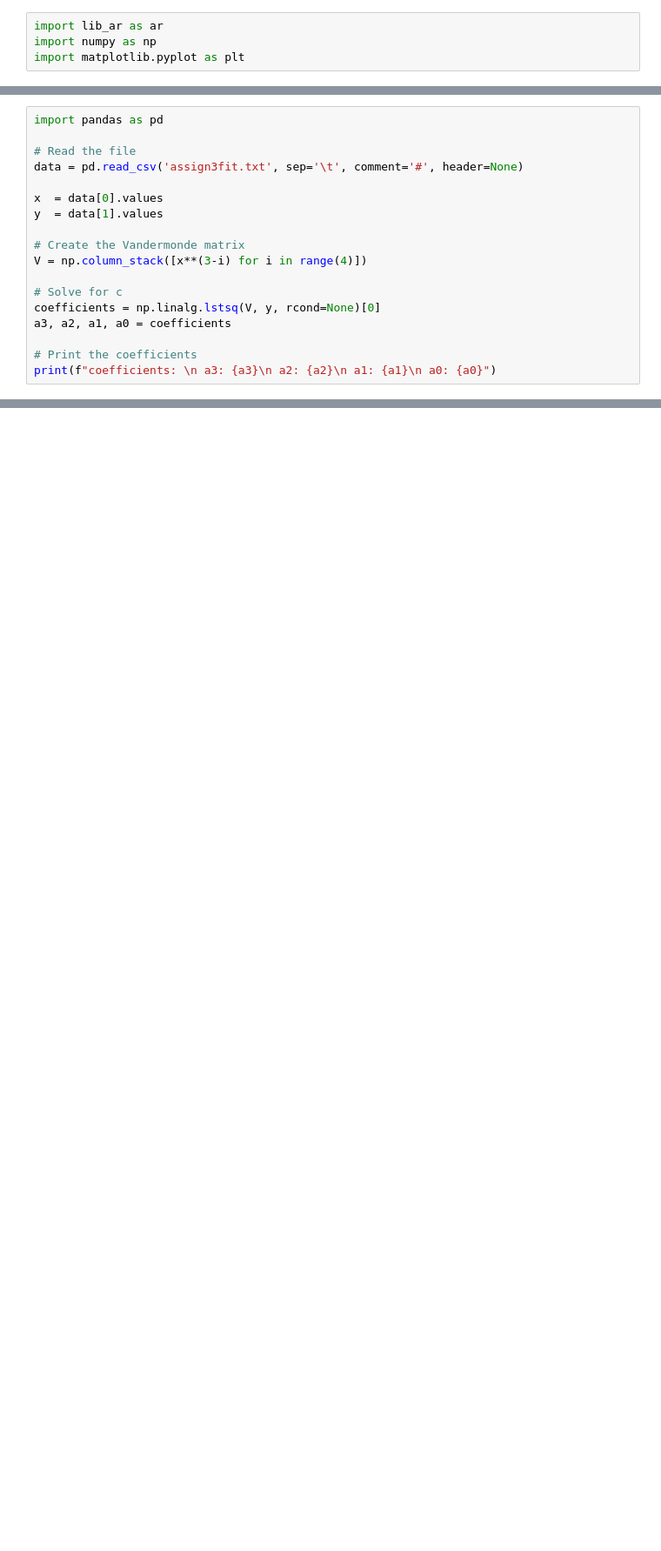
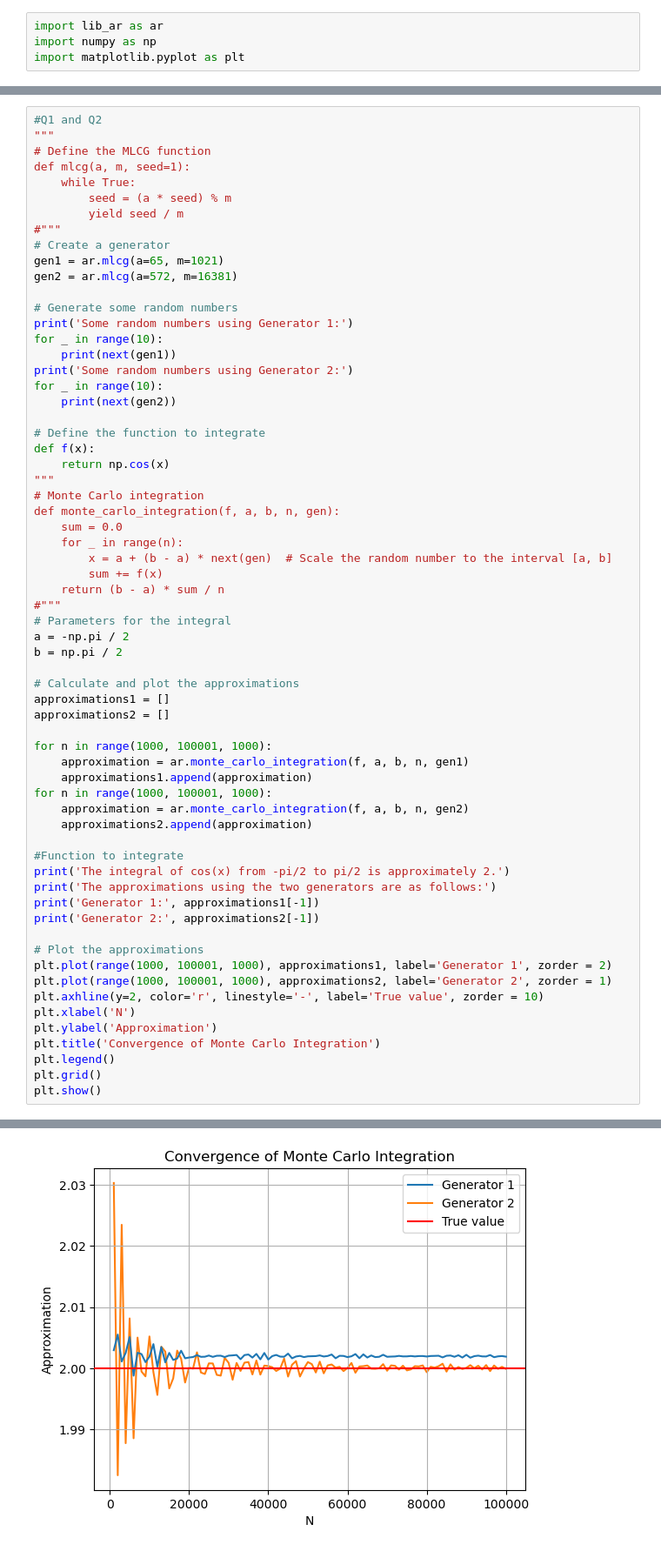
Before and after one commit to AbhinavRoy99/P452-NISER, a Jupyter notebook: Assignment 4/Assignment_4.ipynb, the cells around one changed output, grey strips where cells are left out. Shown at 87% size. Drawn from its saved outputs; the diff is of its cells as text; blank space fills up the shorter version.

```diff
--- a/Assignment 4/Assignment_4.ipynb
+++ b/Assignment 4/Assignment_4.ipynb
@@ -56,18 +4,0 @@ print(eigenvalues)
-# %%
-import pandas as pd
-
-# Read the file
-data = pd.read_csv('assign3fit.txt', sep='\t', comment='#', header=None)
-
-x  = data[0].values
-y  = data[1].values
-
-# Create the Vandermonde matrix
-V = np.column_stack([x**(3-i) for i in range(4)])
-
-# Solve for c
-coefficients = np.linalg.lstsq(V, y, rcond=None)[0]
-a3, a2, a1, a0 = coefficients
-
-# Print the coefficients
-print(f"coefficients: \n a3: {a3}\n a2: {a2}\n a1: {a1}\n a0: {a0}")
@@ -102,0 +5,65 @@ coefficients:
+# %%
+#Q1 and Q2
+"""
+# Define the MLCG function
+def mlcg(a, m, seed=1):
+	while True:
+		seed = (a * seed) % m
+		yield seed / m
+#"""
+# Create a generator
+gen1 = ar.mlcg(a=65, m=1021)
+gen2 = ar.mlcg(a=572, m=16381)
+
+# Generate some random numbers
+print('Some random numbers using Generator 1:')
+for _ in range(10):
+	print(next(gen1))
+print('Some random numbers using Generator 2:')
+for _ in range(10):
+	print(next(gen2))
+
+# Define the function to integrate
+def f(x):
+	return np.cos(x)
+"""
+# Monte Carlo integration
+def monte_carlo_integration(f, a, b, n, gen):
+	sum = 0.0
+	for _ in range(n):
+		x = a + (b - a) * next(gen)  # Scale the random number to the interval [a, b]
+		sum += f(x)
+	return (b - a) * sum / n
+#"""
+# Parameters for the integral
+a = -np.pi / 2
+b = np.pi / 2
+
+# Calculate and plot the approximations
+approximations1 = []
+approximations2 = []
+
+for n in range(1000, 100001, 1000):
+	approximation = ar.monte_carlo_integration(f, a, b, n, gen1)
+	approximations1.append(approximation)
+for n in range(1000, 100001, 1000):
+	approximation = ar.monte_carlo_integration(f, a, b, n, gen2)
+	approximations2.append(approximation)
+
+#Function to integrate
+print('The integral of cos(x) from -pi/2 to pi/2 is approximately 2.')
+print('The approximations using the two generators are as follows:')
+print('Generator 1:', approximations1[-1])
+print('Generator 2:', approximations2[-1])
+
+# Plot the approximations
+plt.plot(range(1000, 100001, 1000), approximations1, label='Generator 1', zorder = 2)
+plt.plot(range(1000, 100001, 1000), approximations2, label='Generator 2', zorder = 1)
+plt.axhline(y=2, color='r', linestyle='-', label='True value', zorder = 10)
+plt.xlabel('N')
+plt.ylabel('Approximation')
+plt.title('Convergence of Monte Carlo Integration')
+plt.legend()
+plt.grid()
+plt.show()
+# %% [output]
@@ -102,0 +87 @@ coefficients:
+[figure, added]
```
Also changed, not shown: parts of 7 cells of this notebook, 2 other files.
